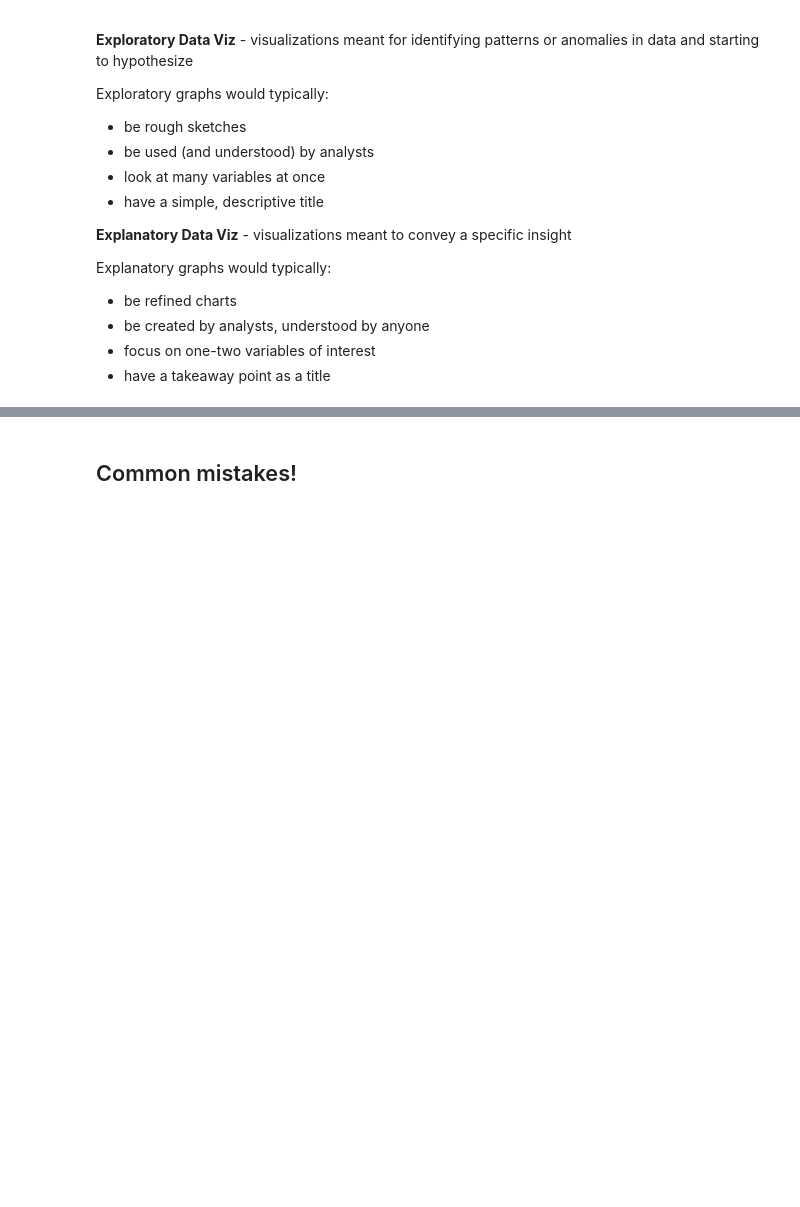
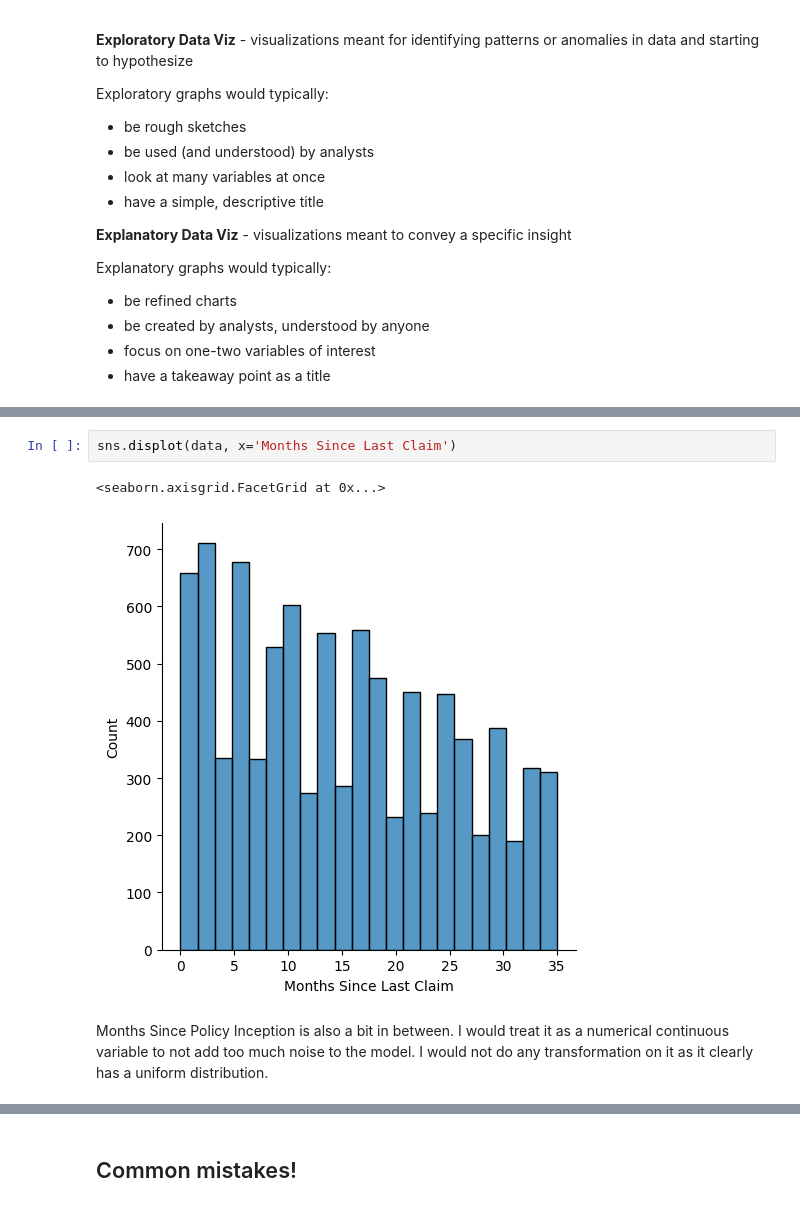
Before and after one commit to sabinagio/IronSabina, a Jupyter notebook: data_viz_returns.ipynb, the cells around one changed output, grey strips where cells are left out. Cells and saved outputs as stored; diff of their text form; blank space fills up the shorter version.

```diff
--- a/data_viz_returns.ipynb
+++ b/data_viz_returns.ipynb
@@ -32,0 +86,7 @@ import pandas as pd
+# %%
+sns.displot(data, x='Months Since Last Claim')
+# %% [output]
+<seaborn.axisgrid.FacetGrid at 0x...>
+[figure, added]
+# %% [markdown]
+Months Since Policy Inception is also a bit in between. I would treat it as a numerical continuous variable to not add too much noise to the model. I would not do any transformation on it as it clearly has a uniform distribution.
```
Also changed, not shown: parts of 89 cells of this notebook.
